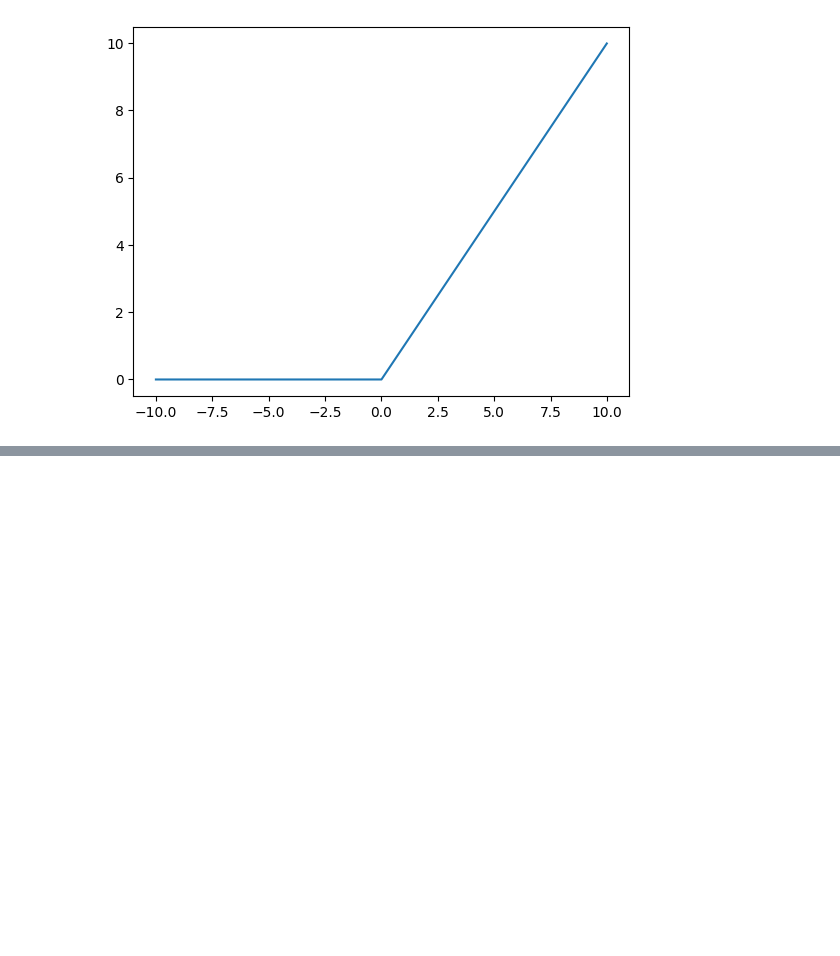
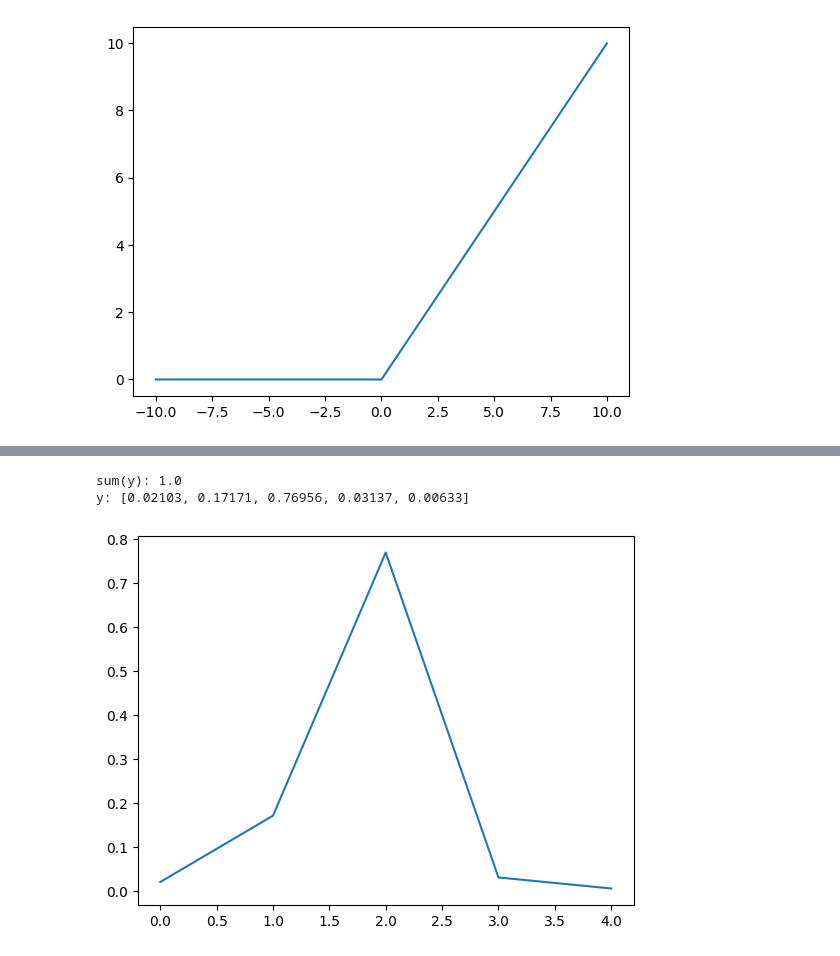
Before and after one commit to luochang212/dl-tricks, a Jupyter notebook: note.ipynb, the cells around one changed output, grey strips where cells are left out. Drawn from its saved outputs; the diff is of its cells as text; code cells hidden in the pictures; blank space fills up the shorter version.

```diff
--- a/note.ipynb
+++ b/note.ipynb
@@ -118,0 +143,17 @@ plt.plot(x, y)
+# %%
+def softmax(X):
+    X_exp = torch.exp(X)
+    partition = X_exp.sum(1, keepdim=True)
+    return X_exp / partition  # 这里应用了广播机制
+
+x = torch.tensor([[1.4, 3.5, 5, 1.8, 0.2]])
+y = softmax(x)[0]
+print(f'sum(y): {sum(y)}')
+print(f'y: {[round(e, 5) for e in y.tolist()]}')
+
+plt.plot(list(range(len(y))), y.tolist())
+plt.show()
+# %% [output]
+sum(y): 1.0
+y: [0.02103, 0.17171, 0.76956, 0.03137, 0.00633]
+[figure, added]
```
Also changed, not shown: parts of 14 cells of this notebook, 2 other files.
